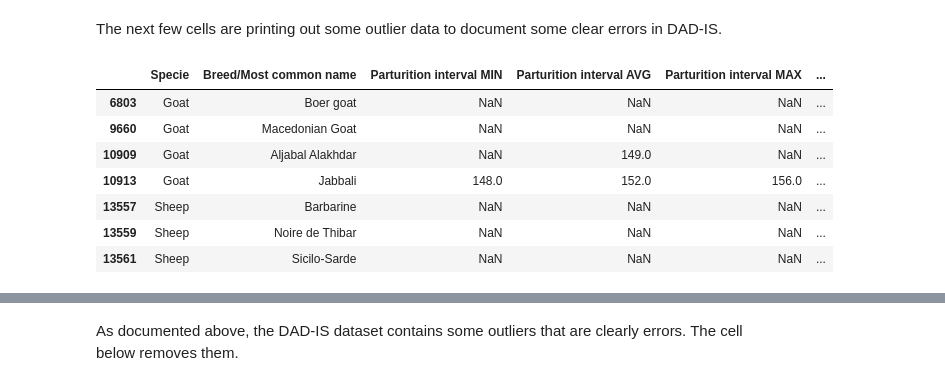
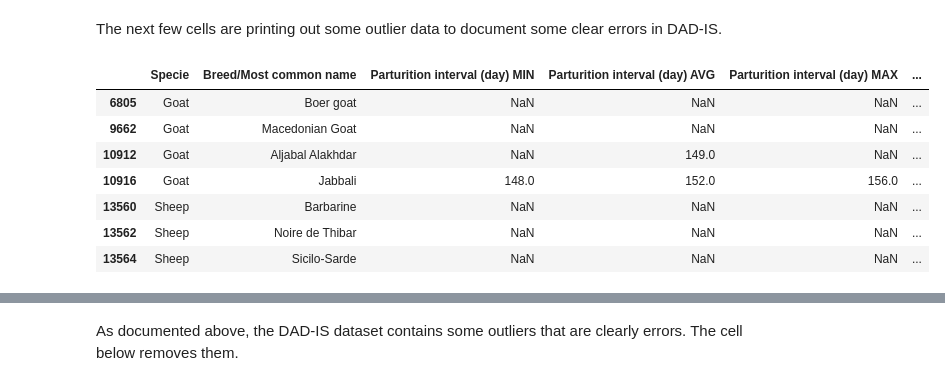
Before and after one commit to flamholz/beef_v_pork, a Jupyter notebook: notebooks/0_preprocess_FAO_data.ipynb, the cells around one changed output, grey strips where cells are left out. Drawn from its saved outputs; the diff is of its cells as text; code cells hidden in the pictures.

```diff
--- a/notebooks/0_preprocess_FAO_data.ipynb
+++ b/notebooks/0_preprocess_FAO_data.ipynb
@@ -4,22 +4,29 @@ import pandas as pd
 # %%
 # Load the data from the UN FAO DAD-IS DB
 # Domestic Animal Diversity Information System (DAD-IS)
-dad_is_df = pd.read_csv('../data/102821_FAO_DAD-IS_export.csv')
+dad_is_df = pd.read_csv('../data/010522_FAO_DAD-IS_export.csv')
 dad_is_df = dad_is_df.replace({'Duck (domestic)': 'Duck', 'Duck(domestic) Muscovy duck': 'Muscovy Duck',
                                'Goose (domestic)': 'Goose', 'Dromedary Bactrian Camel': 'Bactrian Camel',
                                'Vicuña': 'Vicuna', 'Yak (domestic)': 'Yak'})
 
 cols_of_interest = ['Weight males', 'Weight females', 'Birth weight males', 'Birth weight females',
                     'Age maturity males', 'Age maturity females', 'Age breeding males', 'Age breeding females',
-                    'Age first parturition AVG', 'Age first parturition MIN', 'Age first parturition MAX',
-                    'Parturition interval AVG', 'Parturition interval MIN', 'Parturition interval MAX',
-                    'Length productive life', 'Daily gain', 'Carcass weight', 'Dressing percentage',
+                    'Age first parturition (month) AVG', 'Age first parturition (month) MIN', 'Age first parturition (month) MAX',
+                    'Parturition interval (day) AVG', 'Parturition interval (day) MIN', 'Parturition interval (day) MAX',
+                    'Length productive life (years)', 'Daily gain', 'Carcass weight (kg)', 'Dressing percentage (%)',
                     'Litter size AVG', 'Litter size MIN', 'Litter size MAX']
 
-# List of units for columns above, gleaned from GUI interface here:
+# Renaming map for the columns to include units where absent.
+# Units gleaned from GUI interface here:
 # https://www.fao.org/dad-is/browse-by-country-and-species/en/
-units = ['kg']*4 + ['months']*7 + ['d']*3 + ['year', 'g', 'kg', '%'] + ['number']*3
-new_colnames = ['{0} ({1})'.format(c, u) for c, u in zip(cols_of_interest, units)]
+colname_map = dict((k,k) for k in cols_of_interest)
+kg_cols = ['Weight males', 'Weight females', 'Birth weight males', 'Birth weight females']
+for c in kg_cols:
+    colname_map[c] = c + ' (kg)'
+month_cols = ['Age maturity males', 'Age maturity females', 'Age breeding males', 'Age breeding females']
+for c in month_cols:
+    colname_map[c] = c + ' (month)'
+colname_map['Daily gain'] = 'Daily gain (g)'
 
 # Zero values are non-sensical for all the columns - should be NaN for log-scale plotting
 for c in cols_of_interest:
@@ -35,23 +62,23 @@ The next few cells are printing out some outlier data to document some clear err
 # %%
 # Look at some of the absurd litter sizes in the dataset - several > 100!
 # Hiding the pigs since commercial pigs can have litters > 10.
 mask = np.logical_and(dad_is_df['Litter size AVG'] > 10,
                       dad_is_df.Specie != 'Pig')
-cols =  ['Specie', 'Breed/Most common name', 'Parturition interval MIN',
-         'Parturition interval AVG', 'Parturition interval MAX',
+cols =  ['Specie', 'Breed/Most common name', 'Parturition interval (day) MIN',
+         'Parturition interval (day) AVG', 'Parturition interval (day) MAX',
          'Litter size AVG', 'Litter size MIN', 'Litter size MAX',
          'Weight males', 'Birth weight males',
          'Weight females', 'Birth weight females']
 dad_is_df.loc[mask, cols]
 # %% [output]
-|  | Specie | Breed/Most common name | Parturition interval MIN | Parturition interval AVG | Parturition interval MAX | ... |
-| 6803 | Goat | Boer goat | NaN | NaN | NaN | ... |
-| 9660 | Goat | Macedonian Goat | NaN | NaN | NaN | ... |
-| 10909 | Goat | Aljabal Alakhdar | NaN | 149.0 | NaN | ... |
-| 10913 | Goat | Jabbali | 148.0 | 152.0 | 156.0 | ... |
-| 13557 | Sheep | Barbarine | NaN | NaN | NaN | ... |
-| 13559 | Sheep | Noire de Thibar | NaN | NaN | NaN | ... |
-| 13561 | Sheep | Sicilo-Sarde | NaN | NaN | NaN | ... |
+|  | Specie | Breed/Most common name | Parturition interval (day) MIN | Parturition interval (day) AVG | Parturition interval (day) MAX | ... |
+| 6805 | Goat | Boer goat | NaN | NaN | NaN | ... |
+| 9662 | Goat | Macedonian Goat | NaN | NaN | NaN | ... |
+| 10912 | Goat | Aljabal Alakhdar | NaN | 149.0 | NaN | ... |
+| 10916 | Goat | Jabbali | 148.0 | 152.0 | 156.0 | ... |
+| 13560 | Sheep | Barbarine | NaN | NaN | NaN | ... |
+| 13562 | Sheep | Noire de Thibar | NaN | NaN | NaN | ... |
+| 13564 | Sheep | Sicilo-Sarde | NaN | NaN | NaN | ... |
 # %%
 # Look at some absurd birth weights that well-exceed the listed adult weights.
 mask = np.logical_or(dad_is_df['Birth weight males'] > 0.9*dad_is_df['Weight males'],
```
Also changed, not shown: parts of 8 cells of this notebook, 1 other file.
